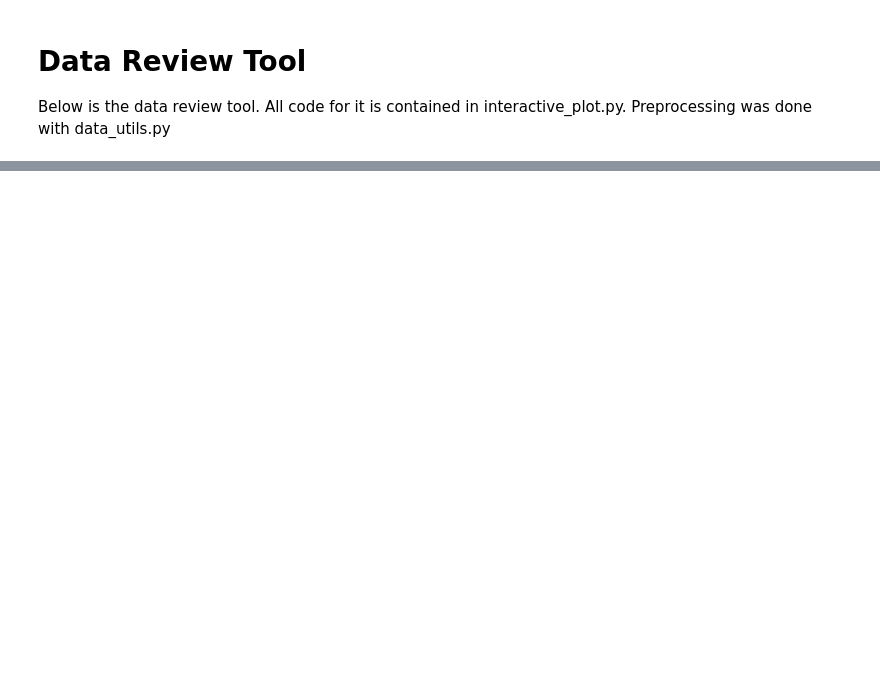
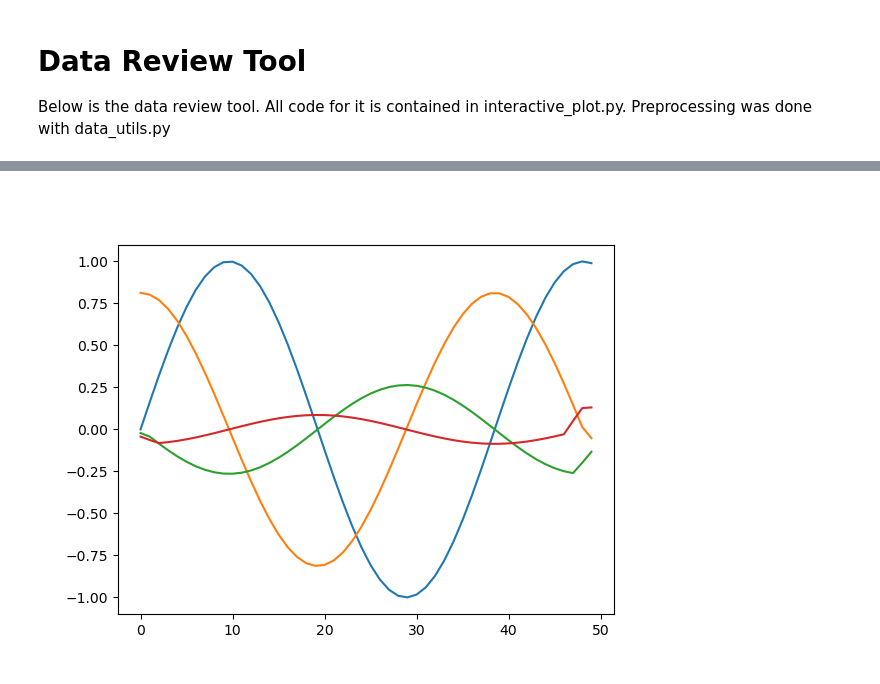
Before and after one commit to chesteklab/LINK_dataset, a Jupyter notebook: dataset_preparation/3_data_review_tool.ipynb, the cells around one changed output, grey strips where cells are left out. Saved outputs shown, nothing was run; the diff lists cells and outputs as text; code cells hidden in the pictures; blank space fills up the shorter version.

```diff
--- a/dataset_preparation/3_data_review_tool.ipynb
+++ b/dataset_preparation/3_data_review_tool.ipynb
@@ -53,0 +38,10 @@ array([[0., 0., 0., ..., 0., 0., 0.],
+# %%
+ex = np.sin(np.linspace(0,8,50))
+plt.figure()
+plt.plot(ex)
+plt.plot(np.gradient(ex)*5)
+plt.plot(np.gradient(np.gradient(ex))*10)
+plt.plot(np.gradient(np.gradient(np.gradient(ex)))*20)
+plt.show()
+# %% [output]
+[figure, added]
```
Also changed, not shown: parts of 5 cells of this notebook, 4 other files.
